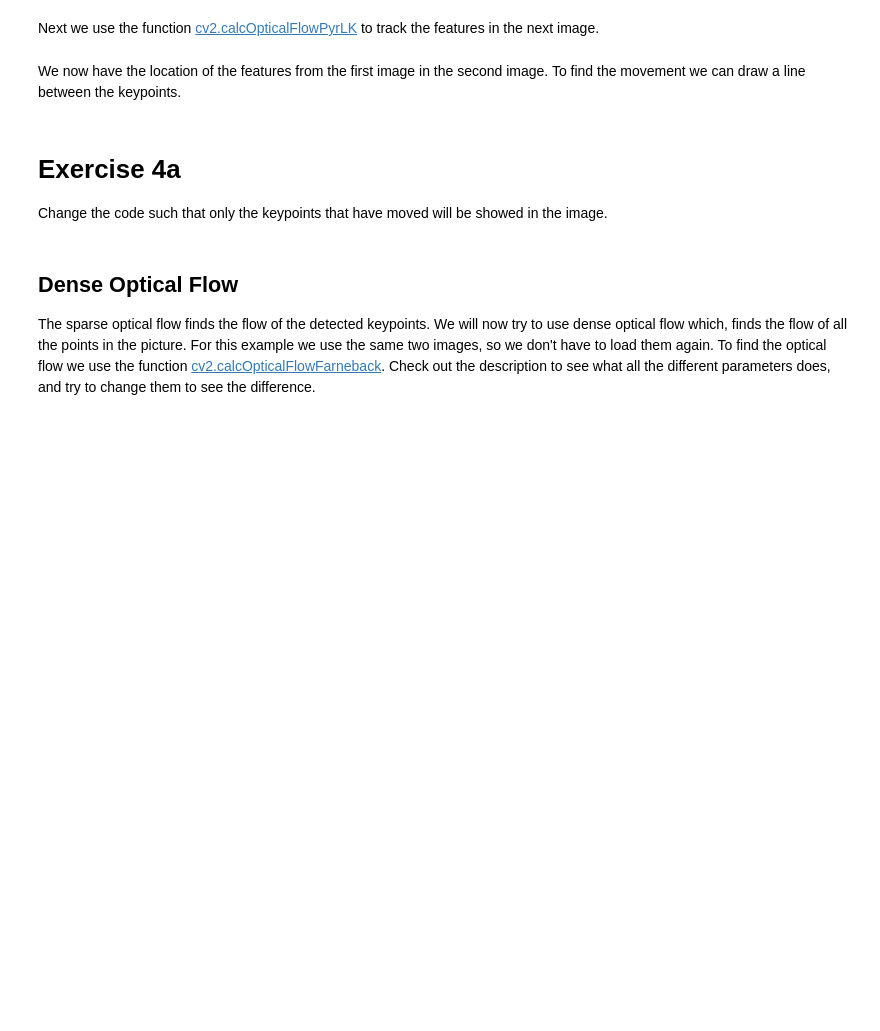
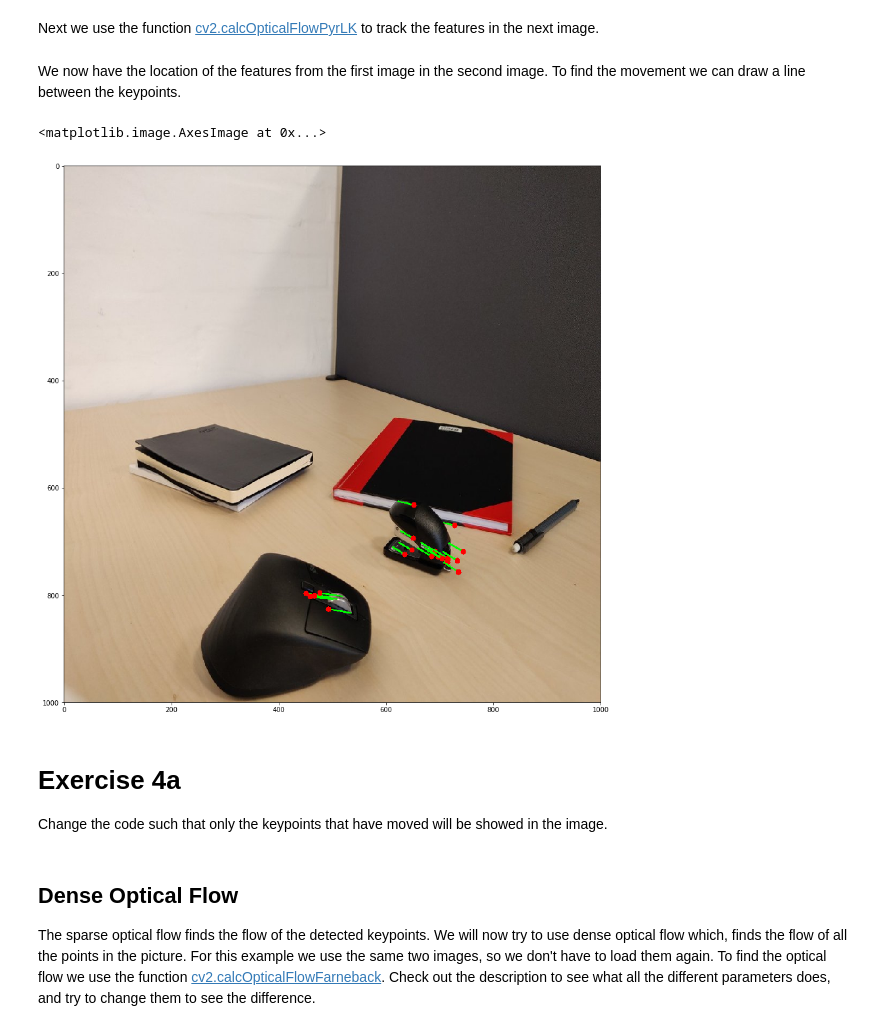
Before and after one commit to SpartanTan/Perception_for_AUS, a Jupyter notebook: Exercises week 2/Exercise 4 - Optical Flow.ipynb, the cells around one changed output. Cells and saved outputs as stored; diff of their text form; code cells hidden in the pictures; blank space fills up the shorter version.

```diff
--- a/Exercises week 2/Exercise 4 - Optical Flow.ipynb
+++ b/Exercises week 2/Exercise 4 - Optical Flow.ipynb
@@ -37,12 +50,23 @@ feat2, status, error = cv2.calcOpticalFlowPyrLK(gray1, gray2, feat1, None)
 # %% [markdown]
 We now have the location of the features from the first image in the second image. To find the movement we can draw a line between the keypoints.
 # %%
+#
+#for i in range(len(feat1)):
+#    cv2.line(img2, (feat1[i][0][0], feat1[i][0][1]), (feat2[i][0][0], feat2[i][0][1]), (0, 255, 0), 2)
+#    cv2.circle(img2, (feat1[i][0][0], feat1[i][0][1]), 5, (0, 255, 0), -1)
+
+#plt.figure(figsize=(15,15))
+#plt.imshow(img2)
+only_change_output=img2.copy()
 for i in range(len(feat1)):
-    cv2.line(img2, (feat1[i][0][0], feat1[i][0][1]), (feat2[i][0][0], feat2[i][0][1]), (0, 255, 0), 2)
-    cv2.circle(img2, (feat1[i][0][0], feat1[i][0][1]), 5, (0, 255, 0), -1)
-
+    if((abs(feat1[i][0][0]-feat2[i][0][0])> 1)and((abs(feat1[i][0][1]-feat2[i][0][1])) > 1)):
+        cv2.line(only_change_output, (feat1[i][0][0], feat1[i][0][1]), (feat2[i][0][0], feat2[i][0][1]), (0, 255, 0), 2)
+        cv2.circle(only_change_output, (feat1[i][0][0], feat1[i][0][1]), 5, (255, 0, 0), -1)
 plt.figure(figsize=(15,15))
-plt.imshow(img2)
+plt.imshow(only_change_output)
+# %% [output]
+<matplotlib.image.AxesImage at 0x...>
+[figure, added]
 # %% [markdown]
 # Exercise 4a
 Change the code such that only the keypoints that have moved will be showed in the image.
```
Also changed, not shown: parts of 4 cells of this notebook.
